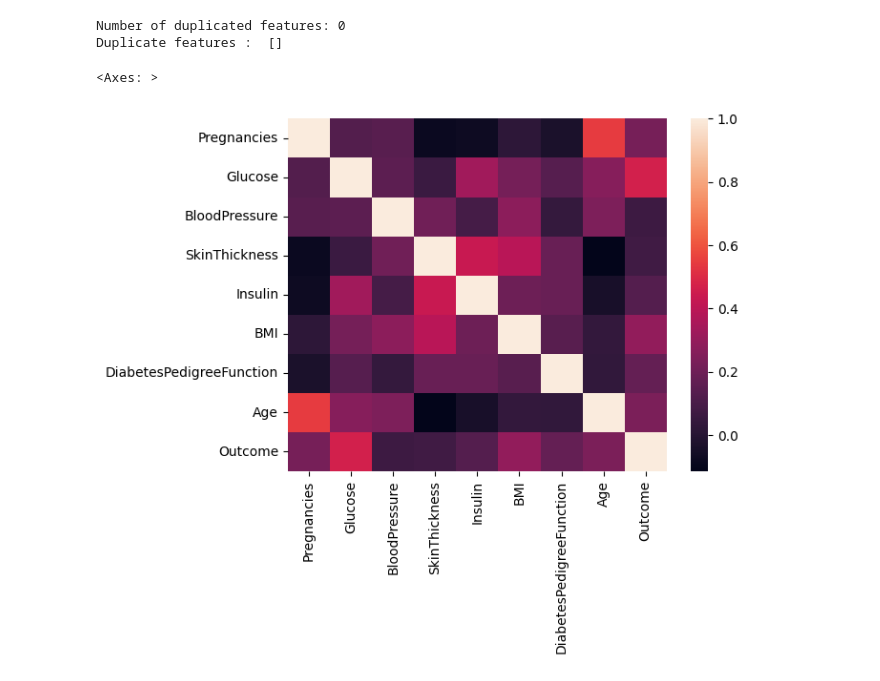
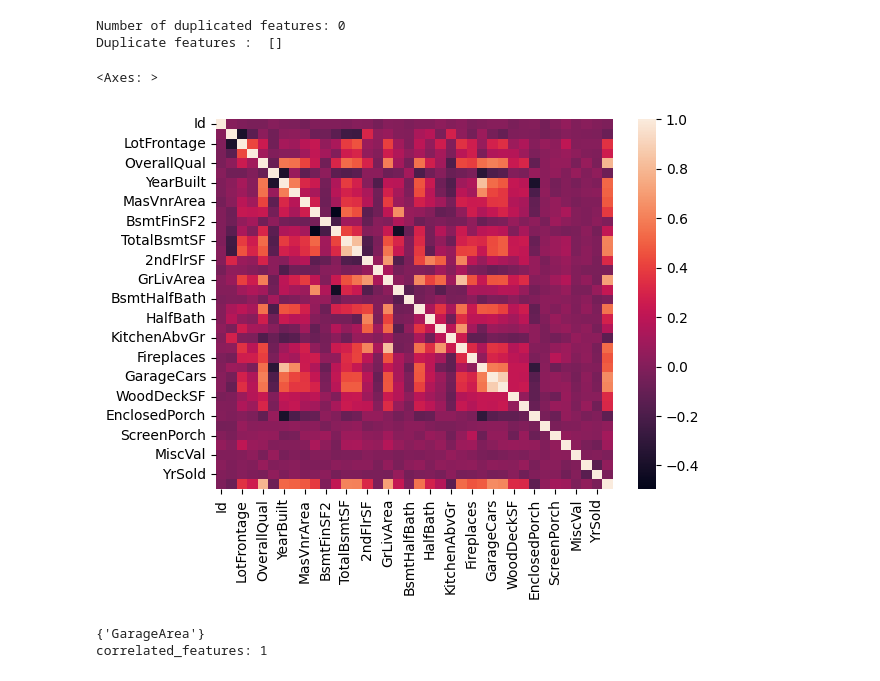
Before and after one commit to AKBER-HUSSAIN/ML_Lab_Practice, a Jupyter notebook: Feature_Selection.ipynb, the cells around one changed output. Saved outputs shown, nothing was run; the diff lists cells and outputs as text; code cells hidden in the pictures.

```diff
--- a/Feature_Selection.ipynb
+++ b/Feature_Selection.ipynb
@@ -4,6 +4,6 @@
 **DIABETES DATASET**
 # %%
 import pandas as pd
-df = pd.read_csv('/diabetes.csv')
+df = pd.read_csv('/content/drive/MyDrive/dataset/Copy of house_price_train.csv')
 df
 # %% [output]
@@ -53,8 +76,7 @@ dtype: object
 # %% [markdown]
 **CONSTANT FEATURES**
 # %%
-constant_features = [
-    features for features in df.columns if df[features].std() == 0
-]
-print(f"Number of constant features: {len(constant_features)}")
+numeric_df = df.select_dtypes(include=np.number)
+constant_features = [feature for feature in numeric_df.columns if df[feature].std()==0]
+print("number of Constant Features : ",len(constant_features))
 # %% [output]
@@ -88,11 +112,31 @@ Number of duplicated features: 0
 Duplicate features :  []
 # %%
 import seaborn as sns
-corrmat = df.corr()
+corrmat = numeric_df.corr()
 sns.heatmap(corrmat)
 # %% [output]
 <Axes: >
-[figure, old version]
+[figure, new version]
+# %%
+group_feature_ls = []
+correlation_group = []
+
+def correlation(dataset, threshold):
+    col_corr = set()
+    corr_matrix = dataset.corr()
+    for i in range(len(corr_matrix.columns)):
+        for j in range(i):
+            if abs(corr_matrix.iloc[i, j]) > threshold:
+                colname = corr_matrix.columns[i]
+                col_corr.add(colname)
+    return col_corr
+
+corr_features = correlation(numeric_df, 0.85)
+correlated_features = set(corr_features)
+print(correlated_features, "\ncorrelated_features:", len(correlated_features))
+# %% [output]
+{'GarageArea'}
+correlated_features: 1
 # %%
 import pandas as pd
 import numpy as np
```
Also changed, not shown: parts of 11 cells of this notebook.
